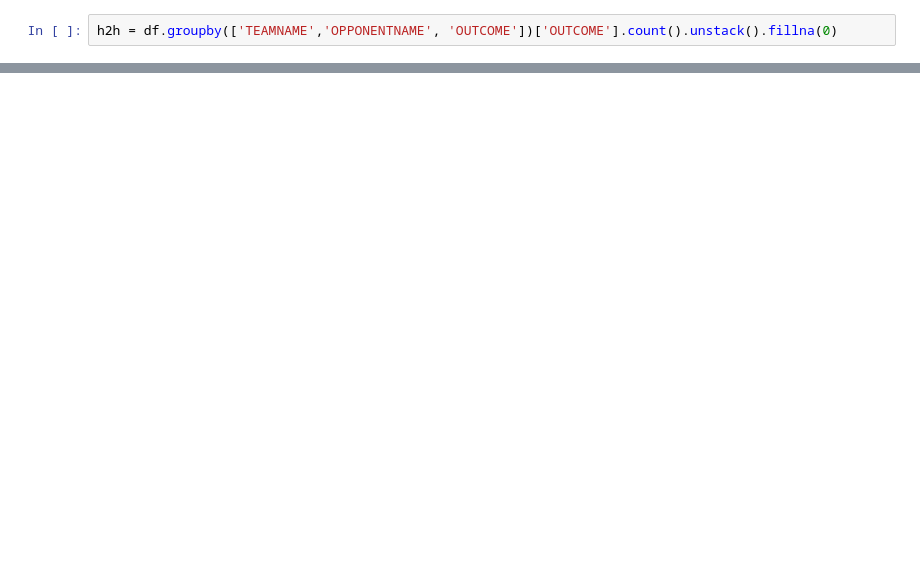
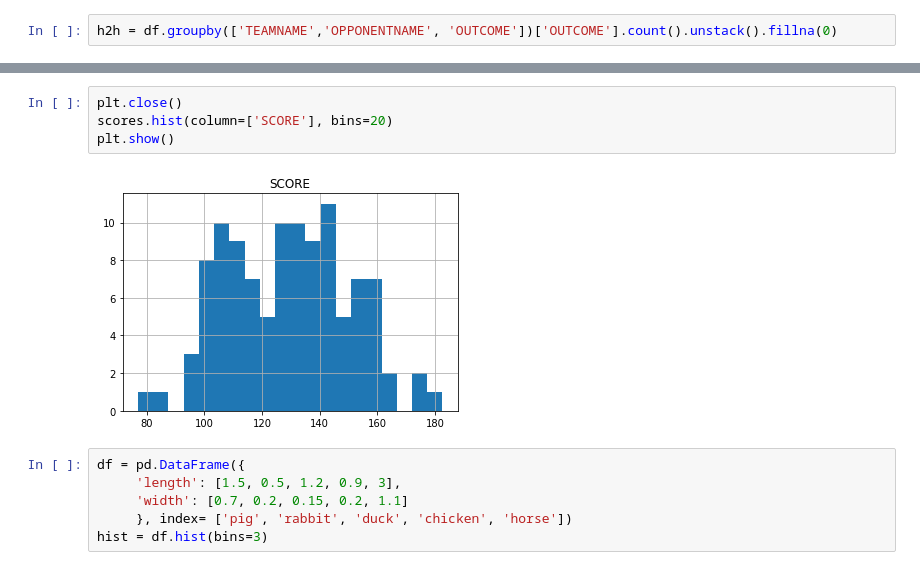
Before and after one commit to pmracek/fantasyfb, a Jupyter notebook: Luck aka Pythagorean Expected Wins .ipynb, the cells around one changed output, grey strips where cells are left out. Drawn from its saved outputs; the diff is of its cells as text; blank space fills up the shorter version.

```diff
--- a/Luck aka Pythagorean Expected Wins .ipynb
+++ b/Luck aka Pythagorean Expected Wins .ipynb
@@ -58,2 +82,14 @@ h2h = df.groupby(['TEAMNAME','OPPONENTNAME', 'OUTCOME'])['OUTCOME'].count().unst
+# %%
+plt.close()
+scores.hist(column=['SCORE'], bins=20)
+plt.show()
+# %% [output]
+[figure, added]
+# %%
+df = pd.DataFrame({
+     'length': [1.5, 0.5, 1.2, 0.9, 3],
+     'width': [0.7, 0.2, 0.15, 0.2, 1.1]
+     }, index= ['pig', 'rabbit', 'duck', 'chicken', 'horse'])
+hist = df.hist(bins=3)
 # %%
 # %% [output]
```
Also changed, not shown: parts of 8 cells of this notebook, 24 other files.
